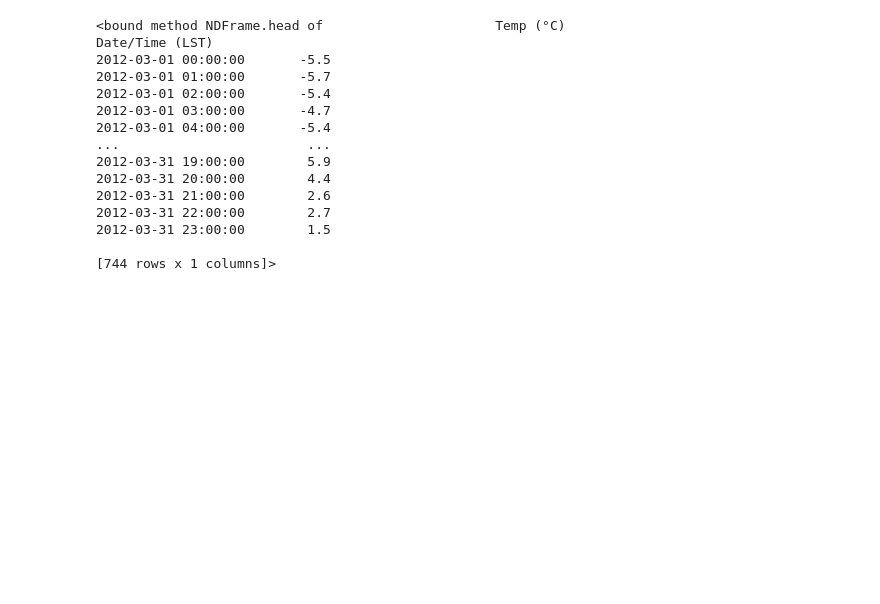
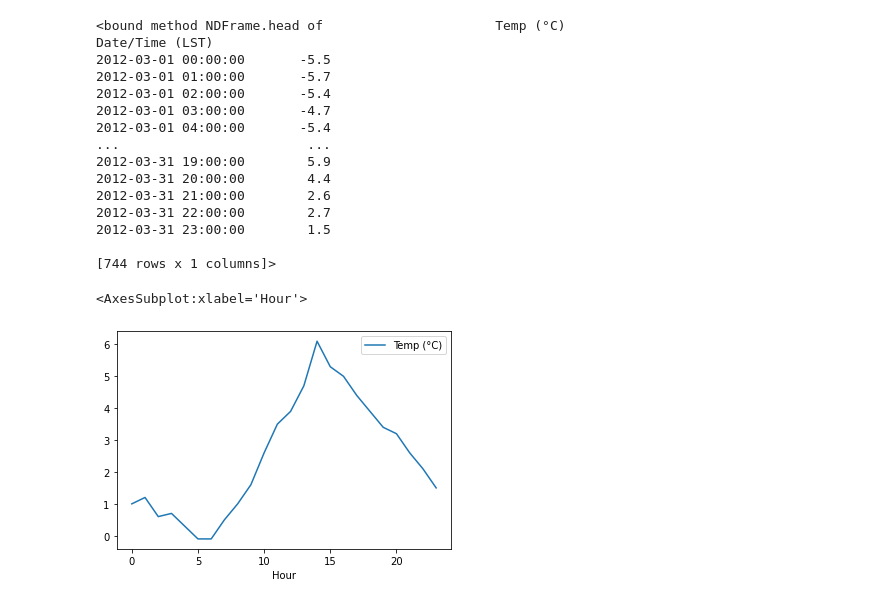
Before and after one commit to aa-ag/pcb, a Jupyter notebook: 5.WEB_SCRAPING_WITH_PANDAS.ipynb, the cells around one changed output. Cells and saved outputs as stored; diff of their text form; code cells hidden in the pictures; blank space fills up the shorter version.

Commit message:
added logic to plot temp by the hour

```diff
--- a/5.WEB_SCRAPING_WITH_PANDAS.ipynb
+++ b/5.WEB_SCRAPING_WITH_PANDAS.ipynb
@@ -58,3 +58,9 @@ Date/Time (LST)
 2012-03-31 23:00:00        1.5
 
 [744 rows x 1 columns]>
+# %%
+temperatures.loc[:,'Hour'] = weather_mar2012.index.hour
+temperatures.groupby('Hour').aggregate(np.median).plot()
+# %% [output]
+<AxesSubplot:xlabel='Hour'>
+[figure, added]
```
